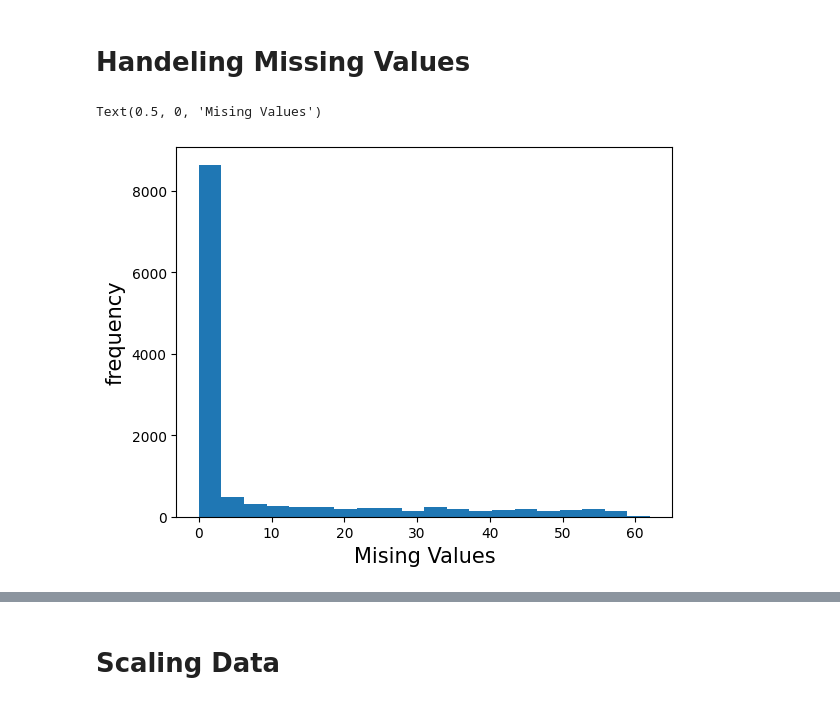
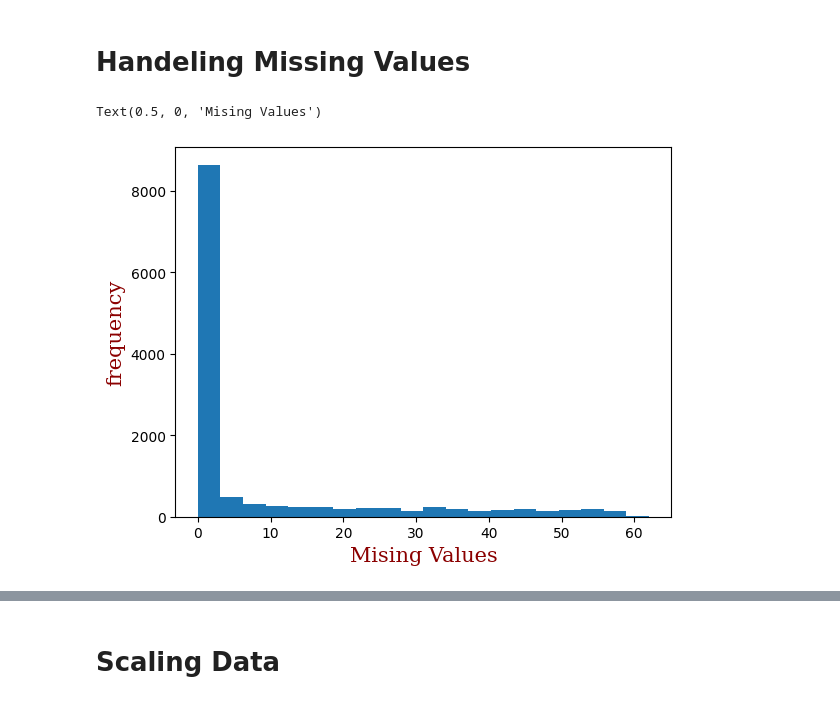
Before and after one commit to jmtony2000/Analysis-of-the-Breast-Cancer-Proteome-Dataset, a Jupyter notebook: Analysis_of_the_Breast_Cancer_Proteome_Dataset.ipynb, the cells around one changed output, grey strips where cells are left out. Cells and saved outputs as stored; diff of their text form; code cells hidden in the pictures.

```diff
--- a/Analysis_of_the_Breast_Cancer_Proteome_Dataset.ipynb
+++ b/Analysis_of_the_Breast_Cancer_Proteome_Dataset.ipynb
@@ -168,12 +168,12 @@ memory usage: 3.2+ KB
 # %%
 # Lets see the missing values. For that lets count how many there are
 mising_values=data.isna().sum()
 mising_values.sort_values(ascending=False).plot(kind='hist',bins=20)
-plt.ylabel('frequency',fontsize=15)
-plt.xlabel('Mising Values',fontsize=15)
+plt.ylabel('frequency', fontdict=font2)
+plt.xlabel('Mising Values', fontdict=font2)
 # %% [output]
 Text(0.5, 0, 'Mising Values')
-[figure, old version]
+[figure, new version]
 # %%
 # As it can be seen, most columns have only a few missing components
 # As there are only 83 samples i discard any protein that has missing values more then 10%
```
Also changed, not shown: parts of 13 cells of this notebook.
